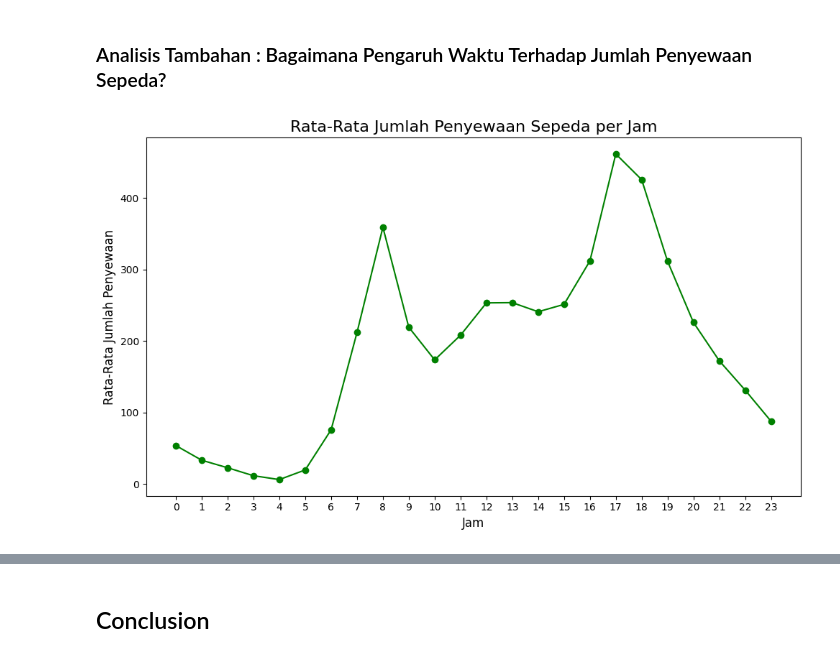
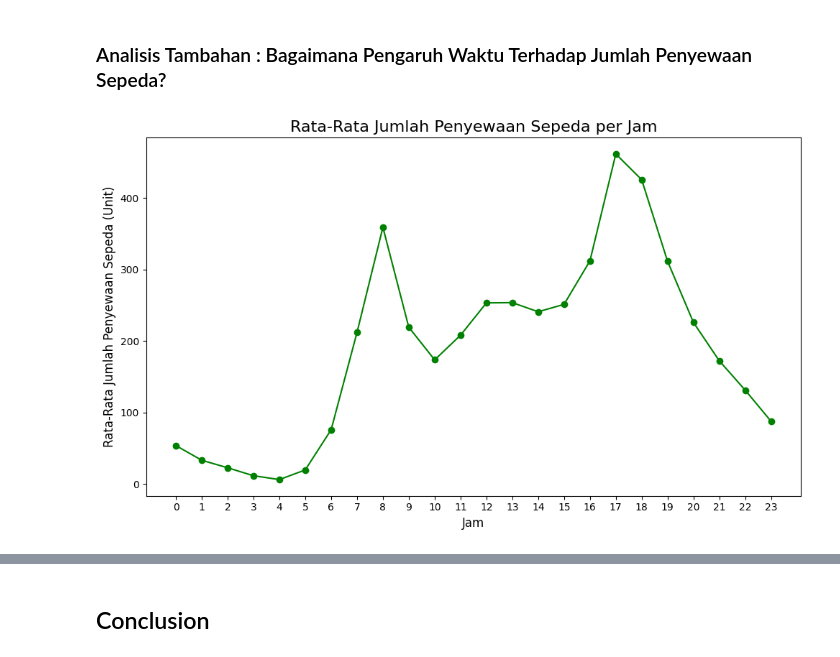
Before and after one commit to wahyunirosyidah/submission, a Jupyter notebook: notebook.ipynb, the cells around one changed output, grey strips where cells are left out. Drawn from its saved outputs; the diff is of its cells as text; code cells hidden in the pictures.

```diff
--- a/notebook.ipynb
+++ b/notebook.ipynb
@@ -163,8 +162,7 @@ Berdasarkan hasil yang diperoleh, tipe data pada kolom dteday yang sebelumnya ad
 ##### Menangani salah tipe data pada kolom dteday pada hour_df
 # %%
 datetime2_columns = ["dteday"]
-
-for column in datetime_columns:
+for column in datetime2_columns:
   hour_df[column] = pd.to_datetime(hour_df[column])
 
 hour_df.info()
@@ -576,15 +565,15 @@ Berdasarkan hasil yang didapatkan, diperoleh informasi bahwa terdapat perbedaan
 # %%
 hourly_avg = hour_df.groupby("hr")["cnt"].mean().reset_index()
 plt.figure(figsize=(10, 6))
 
 plt.plot(hourly_avg['hr'], hourly_avg['cnt'], label='Mean', marker='o', color='green')
 
 plt.title('Rata-Rata Jumlah Penyewaan Sepeda per Jam', fontsize=16)
 plt.xlabel('Jam', fontsize=12)
-plt.ylabel('Rata-Rata Jumlah Penyewaan', fontsize=12)
+plt.ylabel('Rata-Rata Jumlah Penyewaan Sepeda (Unit)', fontsize=12)
 
 plt.xticks(range(0,24))
 plt.tight_layout()
 plt.show()
 # %% [output]
-[figure, old version]
+[figure, new version]
```
Also changed, not shown: parts of 12 cells of this notebook, 1 other file.
